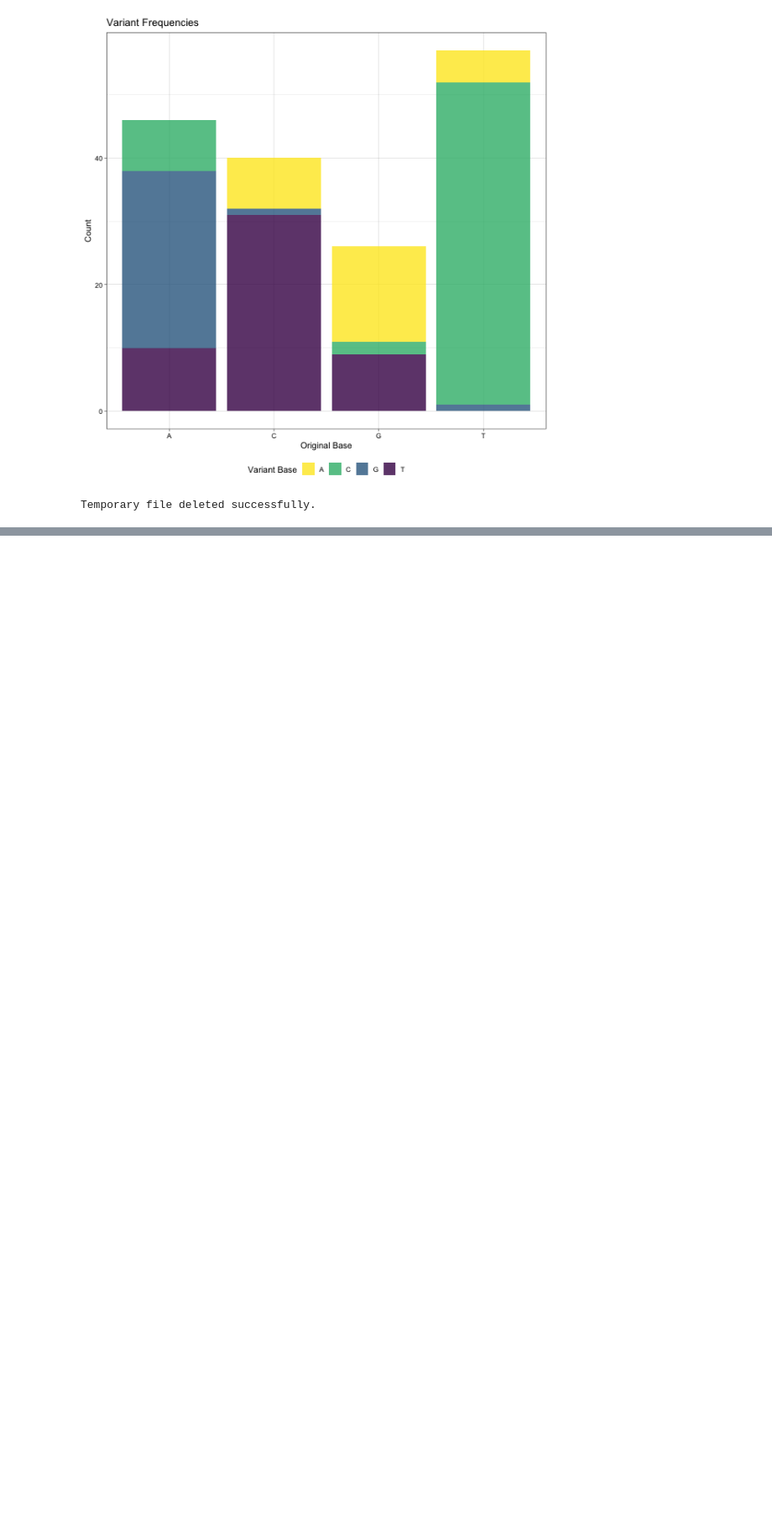
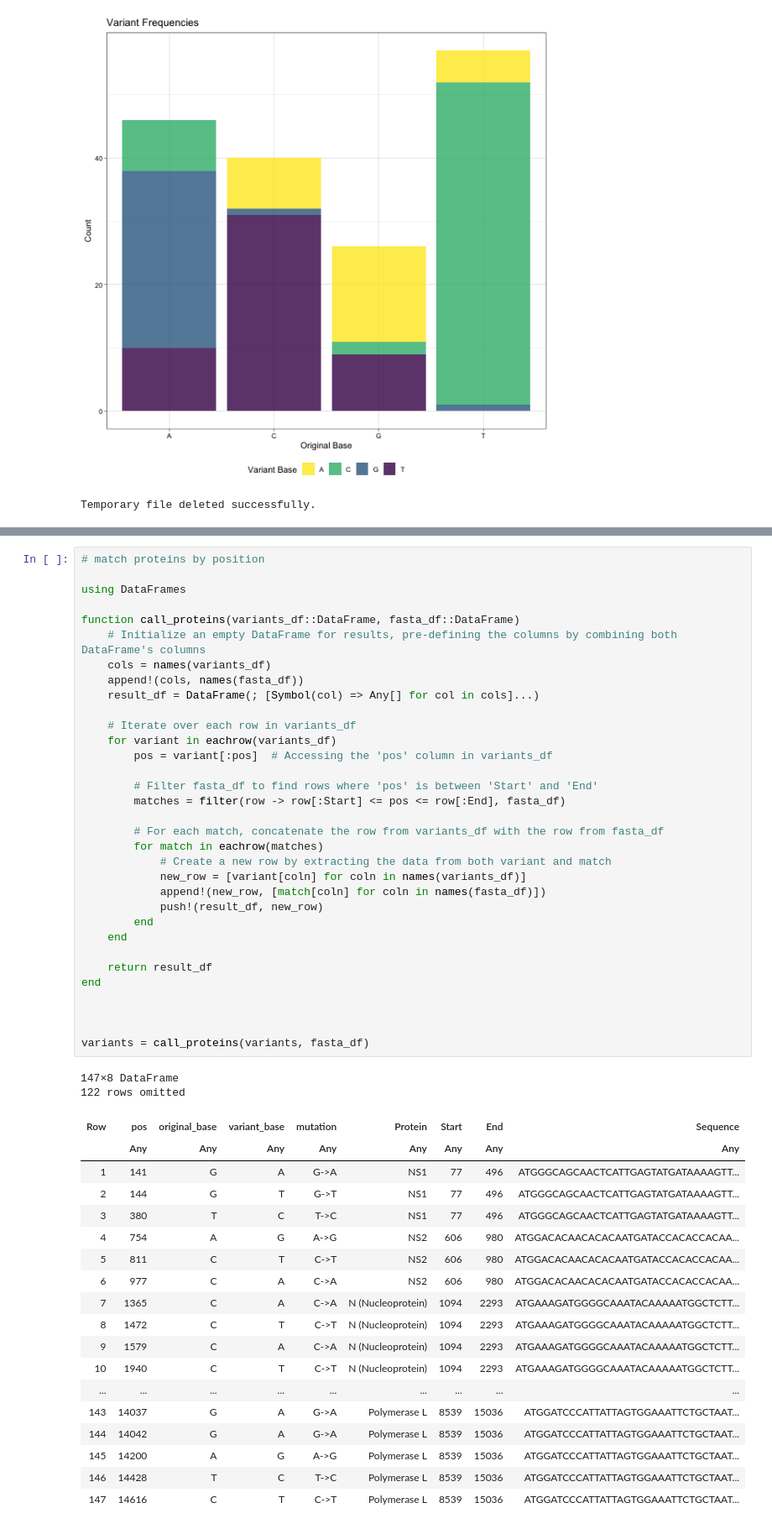
Before and after one commit to ewanwsmith/RSV_haplotype_reconstruction, a Jupyter notebook: src/variants.ipynb, the cells around one changed output, grey strips where cells are left out. Shown at 84% size. Drawn from its saved outputs; the diff is of its cells as text; blank space fills up the shorter version.

Commit message:
add call_proteins(), working

```diff
--- a/src/variants.ipynb
+++ b/src/variants.ipynb
@@ -203,0 +279,54 @@ amino acid .fa : /Users/e.smith.5/Documents/PhD/RSV_project/RSV_haplotype_recons
+# %%
+# match proteins by position
+
+using DataFrames
+
+function call_proteins(variants_df::DataFrame, fasta_df::DataFrame)
+    # Initialize an empty DataFrame for results, pre-defining the columns by combining both DataFrame's columns
+    cols = names(variants_df)
+    append!(cols, names(fasta_df))
+    result_df = DataFrame(; [Symbol(col) => Any[] for col in cols]...)
+
+    # Iterate over each row in variants_df
+    for variant in eachrow(variants_df)
+        pos = variant[:pos]  # Accessing the 'pos' column in variants_df
+
+        # Filter fasta_df to find rows where 'pos' is between 'Start' and 'End'
+        matches = filter(row -> row[:Start] <= pos <= row[:End], fasta_df)
+
+        # For each match, concatenate the row from variants_df with the row from fasta_df
+        for match in eachrow(matches)
+            # Create a new row by extracting the data from both variant and match
+            new_row = [variant[coln] for coln in names(variants_df)]
+            append!(new_row, [match[coln] for coln in names(fasta_df)])
+            push!(result_df, new_row)
+        end
+    end
+
+    return result_df
+end
+
+
+
+variants = call_proteins(variants, fasta_df)
+# %% [output]
+147×8 DataFrame
+122 rows omitted
+| Row | pos | original_base | variant_base | mutation | Protein | Start | End | Sequence |
+|  | Any | Any | Any | Any | Any | Any | Any | Any |
+| 1 | 141 | G | A | G->A | NS1 | 77 | 496 | ATGGGCAGCAACTCATTGAGTATGATAAAAGTT... |
+| 2 | 144 | G | T | G->T | NS1 | 77 | 496 | ATGGGCAGCAACTCATTGAGTATGATAAAAGTT... |
+| 3 | 380 | T | C | T->C | NS1 | 77 | 496 | ATGGGCAGCAACTCATTGAGTATGATAAAAGTT... |
+| 4 | 754 | A | G | A->G | NS2 | 606 | 980 | ATGGACACAACACACAATGATACCACACCACAA... |
+| 5 | 811 | C | T | C->T | NS2 | 606 | 980 | ATGGACACAACACACAATGATACCACACCACAA... |
+| 6 | 977 | C | A | C->A | NS2 | 606 | 980 | ATGGACACAACACACAATGATACCACACCACAA... |
+| 7 | 1365 | C | A | C->A | N (Nucleoprotein) | 1094 | 2293 | ATGAAAGATGGGGCAAATACAAAAATGGCTCTT... |
+| 8 | 1472 | C | T | C->T | N (Nucleoprotein) | 1094 | 2293 | ATGAAAGATGGGGCAAATACAAAAATGGCTCTT... |
+| 9 | 1579 | C | A | C->A | N (Nucleoprotein) | 1094 | 2293 | ATGAAAGATGGGGCAAATACAAAAATGGCTCTT... |
+| 10 | 1940 | C | T | C->T | N (Nucleoprotein) | 1094 | 2293 | ATGAAAGATGGGGCAAATACAAAAATGGCTCTT... |
+| ... | ... | ... | ... | ... | ... | ... | ... | ... |
+| 143 | 14037 | G | A | G->A | Polymerase L | 8539 | 15036 | ATGGATCCCATTATTAGTGGAAATTCTGCTAAT... |
+| 144 | 14042 | G | A | G->A | Polymerase L | 8539 | 15036 | ATGGATCCCATTATTAGTGGAAATTCTGCTAAT... |
+| 145 | 14200 | A | G | A->G | Polymerase L | 8539 | 15036 | ATGGATCCCATTATTAGTGGAAATTCTGCTAAT... |
+| 146 | 14428 | T | C | T->C | Polymerase L | 8539 | 15036 | ATGGATCCCATTATTAGTGGAAATTCTGCTAAT... |
+| 147 | 14616 | C | T | C->T | Polymerase L | 8539 | 15036 | ATGGATCCCATTATTAGTGGAAATTCTGCTAAT... |
```
Also changed, not shown: parts of 2 cells of this notebook.
